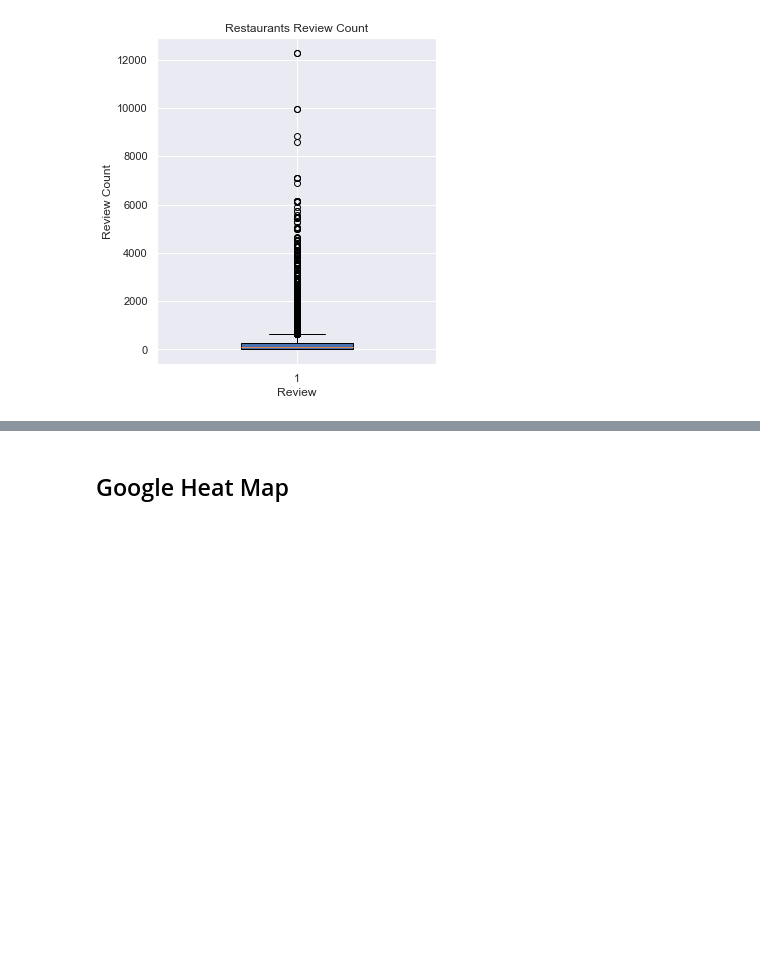
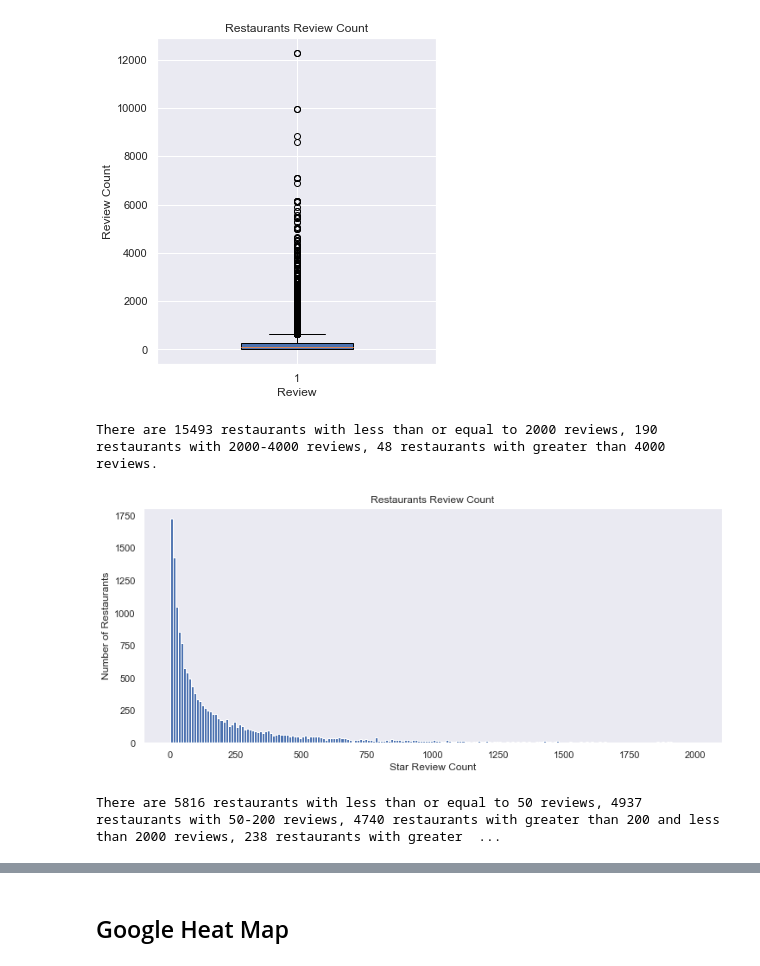
Before and after one commit to ermiasgelaye/Yelp-Challenge, a Jupyter notebook: pyRestaurants/yelp-challenge.ipynb, the cells around one changed output, grey strips where cells are left out. Drawn from its saved outputs; the diff is of its cells as text; code cells hidden in the pictures; blank space fills up the shorter version.

```diff
--- a/pyRestaurants/yelp-challenge.ipynb
+++ b/pyRestaurants/yelp-challenge.ipynb
@@ -1162,3 +1191,54 @@ plt.savefig("./output/box_plot_review.png", bbox_inches="tight")
 plt.show()
 # %% [output]
 [figure]
+# %%
+# De-scope the dataset: Approach 1: in terms of the number of reviews (review count 2000-4000)
+below_2k = []
+from_2k_to_4k = []
+above_4k = []
+
+counter = 0
+for i in cleaned_data["Review Count"]:
+    if i <= 2000:
+        below_2k.append(i)
+    if i > 2000 and i <= 4000:
+        from_2k_to_4k.append(i)
+    if i > 4000:
+        above_4k.append(i)
+        counter += 1
+
+print(f"There are {len(below_2k)} restaurants with less than or equal to 2000 reviews\
+, {len(from_2k_to_4k)} restaurants with 2000-4000 reviews\
+, {len(above_4k)} restaurants with greater than 4000 reviews.")
+
+
+below_2k_sample = cleaned_data.loc[(cleaned_data["Review Count"] <= 2000)].reset_index(drop=True)
+Histogram("Review Count", below_2k_sample, 200, title="Restaurants Review Count")
+
+plt.show()
+# %% [output]
+There are 15493 restaurants with less than or equal to 2000 reviews, 190 restaurants with 2000-4000 reviews, 48 restaurants with greater than 4000 reviews.
+[figure, added]
+# %%
+# De-scope the dataset: Approach 1: in terms of the number of reviews(review count 50-2000)
+
+below_50 = []
+from_50_to_200 = []
+from_201_to_2000 = []
+
+counter = 0
+for i in below_2k_sample["Review Count"]:
+    if i <= 50:
+        below_50.append(i)
+    if i > 50 and i <= 200:
+        from_50_to_200.append(i)
+    if i > 200:
+        from_201_to_2000.append(i)
+        counter += 1
+
+print(f"There are {len(below_50)} restaurants with less than or equal to 50 reviews\
+, {len(from_50_to_200)} restaurants with 50-200 reviews\
+, {len(from_201_to_2000)} restaurants with greater than 200 and less than 2000 reviews\
+, {len(from_2k_to_4k)+len(above_4k)} restaurants with greater than 2000 reviews.")
+# %% [output]
+There are 5816 restaurants with less than or equal to 50 reviews, 4937 restaurants with 50-200 reviews, 4740 restaurants with greater than 200 and less than 2000 reviews, 238 restaurants with greater  ...
```
Also changed, not shown: parts of 13 cells of this notebook, 5 other files.
